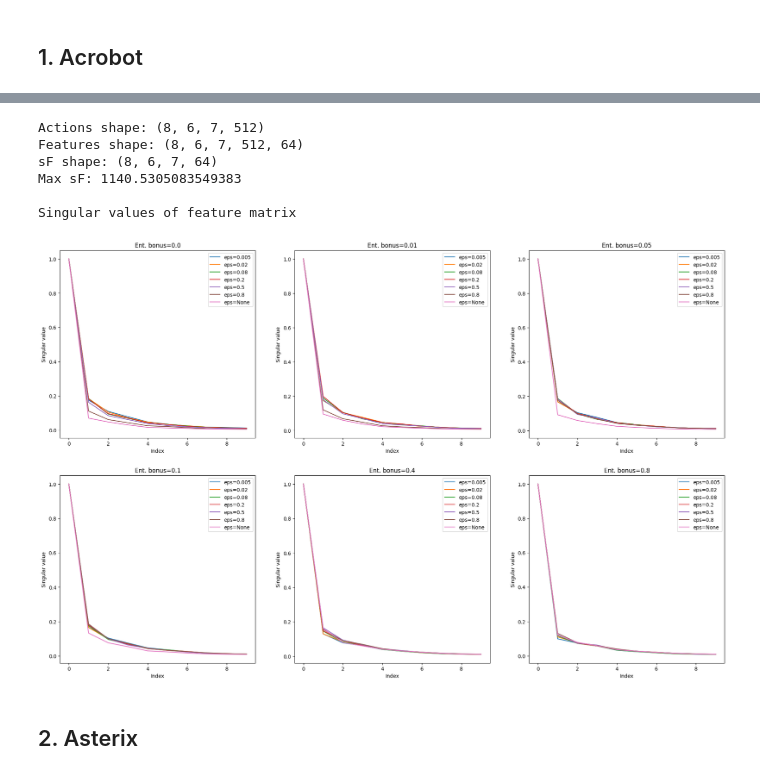
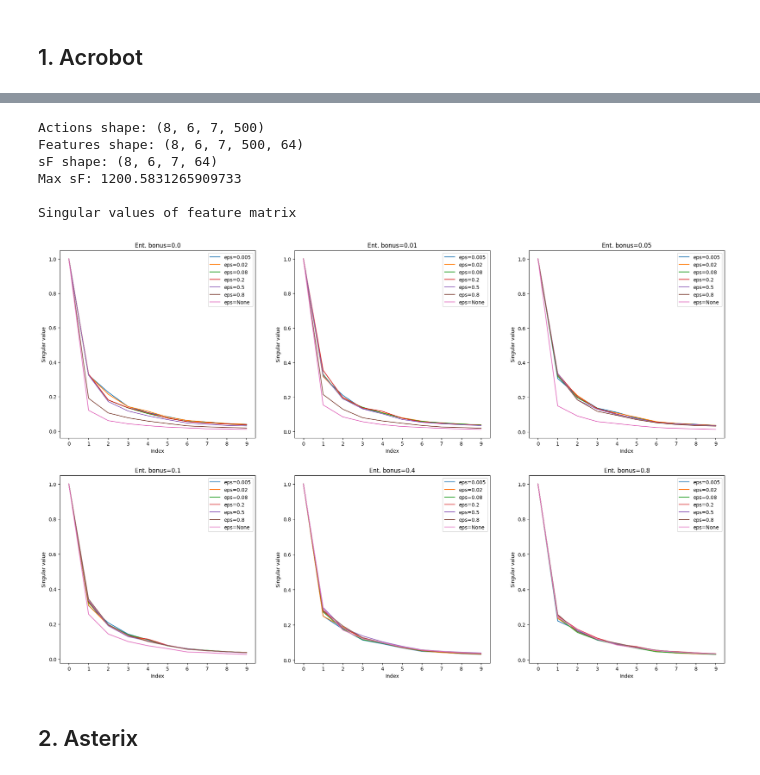
Before and after one commit to Kalyan0821/ppo_jax, a Jupyter notebook: plotting/plot_shared_features.ipynb, the cells around one changed output, grey strips where cells are left out. Cells and saved outputs as stored; diff of their text form; code cells hidden in the pictures.

```diff
--- a/plotting/plot_shared_features.ipynb
+++ b/plotting/plot_shared_features.ipynb
@@ -95,13 +149,13 @@ Features shape: (8, 6, 7, 512, 64)
 # %%
-sF = plot_svd("Acrobot-v1", ents, clips)
+plot_svd("Acrobot-v1", ents, clips)
 # %% [output]
-Actions shape: (8, 6, 7, 512)
-Features shape: (8, 6, 7, 512, 64)
+Actions shape: (8, 6, 7, 500)
+Features shape: (8, 6, 7, 500, 64)
 sF shape: (8, 6, 7, 64)
-Max sF: 1140.5305083549383
+Max sF: 1200.5831265909733
 
 Singular values of feature matrix
-[figure, old version]
+[figure, new version]
 # %% [markdown]
 ## 2. Asterix
 # %%
```
Also changed, not shown: parts of 23 cells of this notebook, 1 other file.
